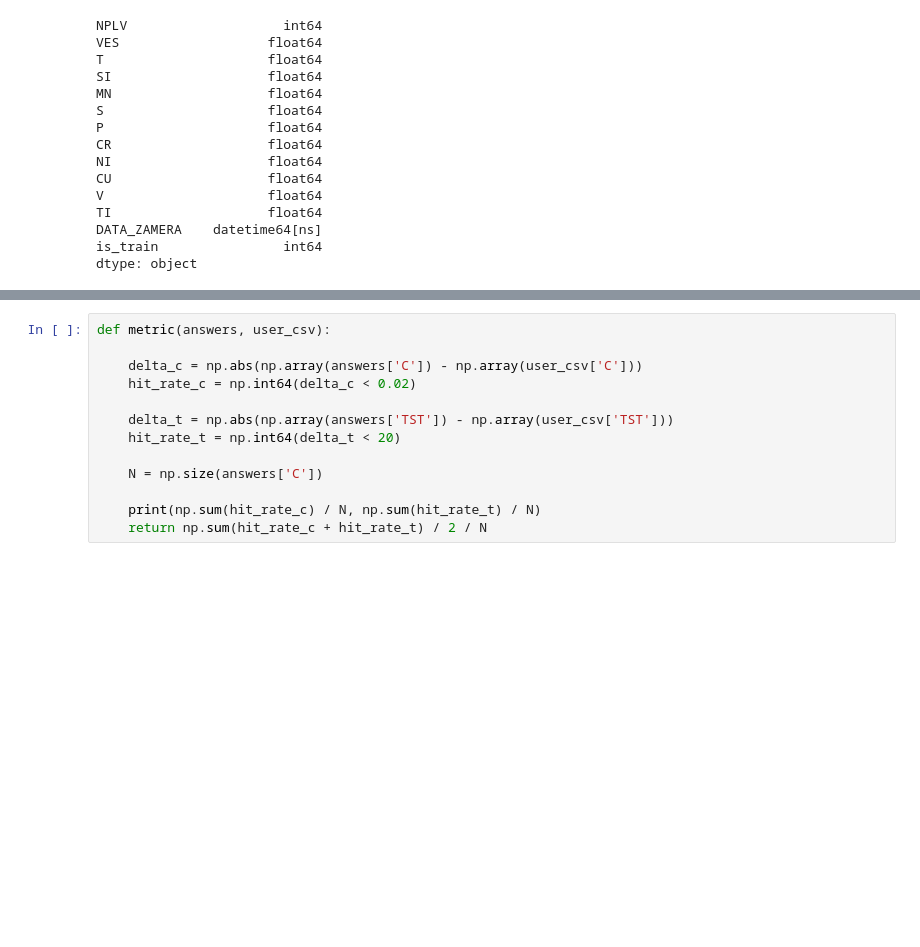
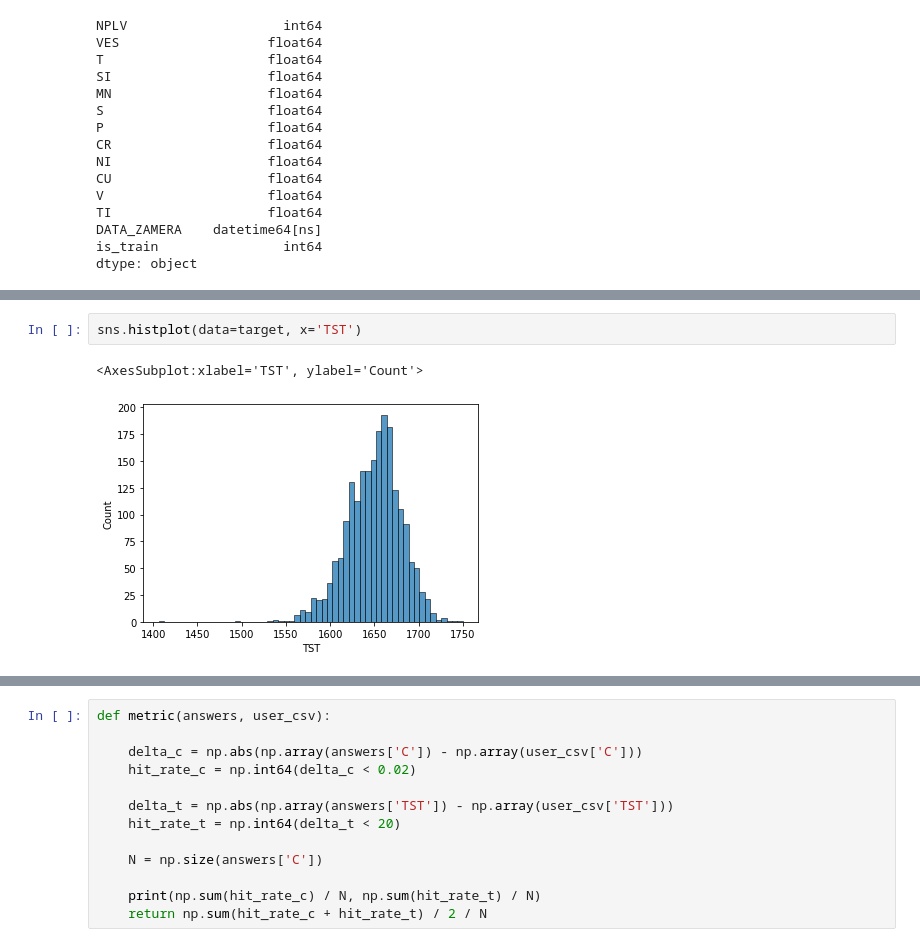
Before and after one commit to i-vainn/evraz_ai_hack, a Jupyter notebook: chugun/explore_chugun.ipynb, the cells around one changed output, grey strips where cells are left out. Drawn from its saved outputs; the diff is of its cells as text; blank space fills up the shorter version.

```diff
--- a/chugun/explore_chugun.ipynb
+++ b/chugun/explore_chugun.ipynb
@@ -305,0 +343,5 @@ dtype: object
+# %%
+sns.histplot(data=target, x='TST')
+# %% [output]
+<AxesSubplot:xlabel='TST', ylabel='Count'>
+[figure, added]
```
Also changed, not shown: parts of 27 cells of this notebook, 1 other file.
